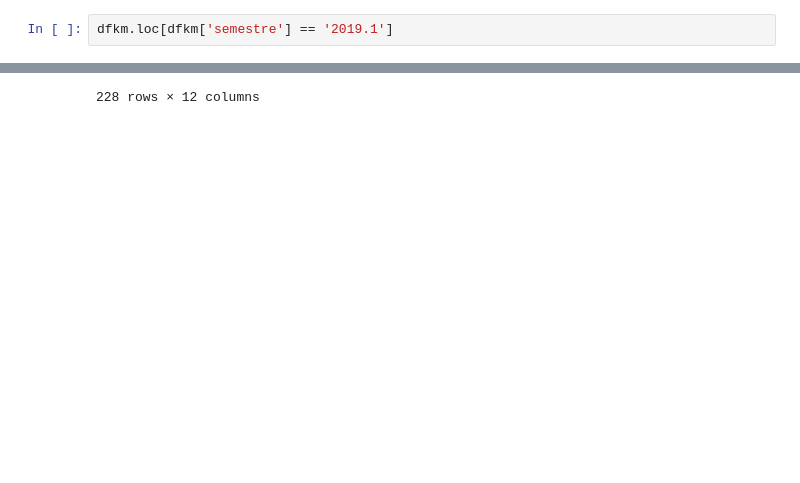
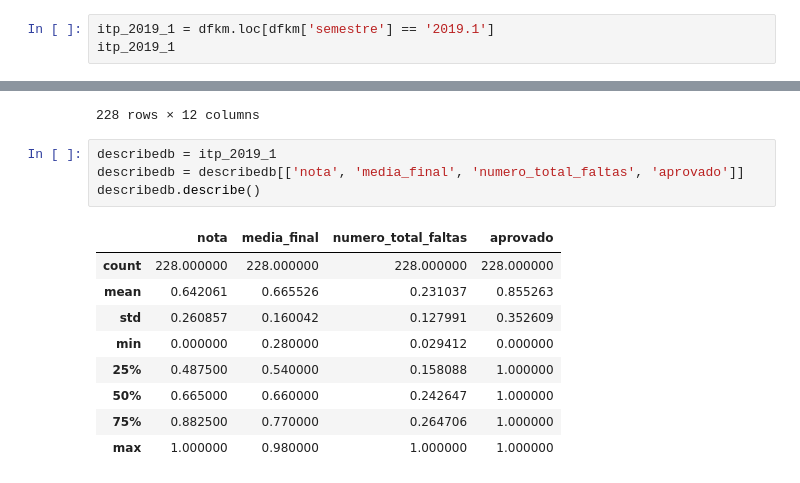
Before and after one commit to abmaeld/data-science-dados-abertos-ufrn-analysis, a Jupyter notebook: ensino_dados_abertos_ufrn.ipynb, the cells around one changed output, grey strips where cells are left out. Drawn from its saved outputs; the diff is of its cells as text; blank space fills up the shorter version.

```diff
--- a/ensino_dados_abertos_ufrn.ipynb
+++ b/ensino_dados_abertos_ufrn.ipynb
@@ -580,7 +580,8 @@ dfkm
 | 1733241 | 58432 | 0.000898 | 0.428571 | 1.0 | 0.72 | 0.57 | 0.147059 | 1.0 | 0.0 | ... |
 1965 rows × 12 columns
 # %%
-dfkm.loc[dfkm['semestre'] == '2019.1']
+itp_2019_1 = dfkm.loc[dfkm['semestre'] == '2019.1']
+itp_2019_1
 # %% [output]
 |  | id_turma | discente | docente | unidade | nota | media_final | numero_total_faltas | aprovado | reposicao | ... |
 | 867658 | 29310 | 0.982055 | 1.000000 | 0.0 | 0.80 | 0.73 | 0.264706 | 1.0 | 0.0 | ... |
@@ -595,4 +596,18 @@ dfkm.loc[dfkm['semestre'] == '2019.1']
 | 1123528 | 33239 | 0.121089 | 0.857143 | 0.5 | 0.95 | 0.96 | 0.279412 | 1.0 | 0.0 | ... |
 | 1123529 | 33239 | 0.121089 | 0.857143 | 1.0 | 0.93 | 0.96 | 0.279412 | 1.0 | 0.0 | ... |
 228 rows × 12 columns
+# %%
+describedb = itp_2019_1
+describedb = describedb[['nota', 'media_final', 'numero_total_faltas', 'aprovado']]
+describedb.describe()
+# %% [output]
+|  | nota | media_final | numero_total_faltas | aprovado |
+| count | 228.000000 | 228.000000 | 228.000000 | 228.000000 |
+| mean | 0.642061 | 0.665526 | 0.231037 | 0.855263 |
+| std | 0.260857 | 0.160042 | 0.127991 | 0.352609 |
+| min | 0.000000 | 0.280000 | 0.029412 | 0.000000 |
+| 25% | 0.487500 | 0.540000 | 0.158088 | 1.000000 |
+| 50% | 0.665000 | 0.660000 | 0.242647 | 1.000000 |
+| 75% | 0.882500 | 0.770000 | 0.264706 | 1.000000 |
+| max | 1.000000 | 0.980000 | 1.000000 | 1.000000 |
 # %%
```
Also changed, not shown: parts of 3 cells of this notebook.
